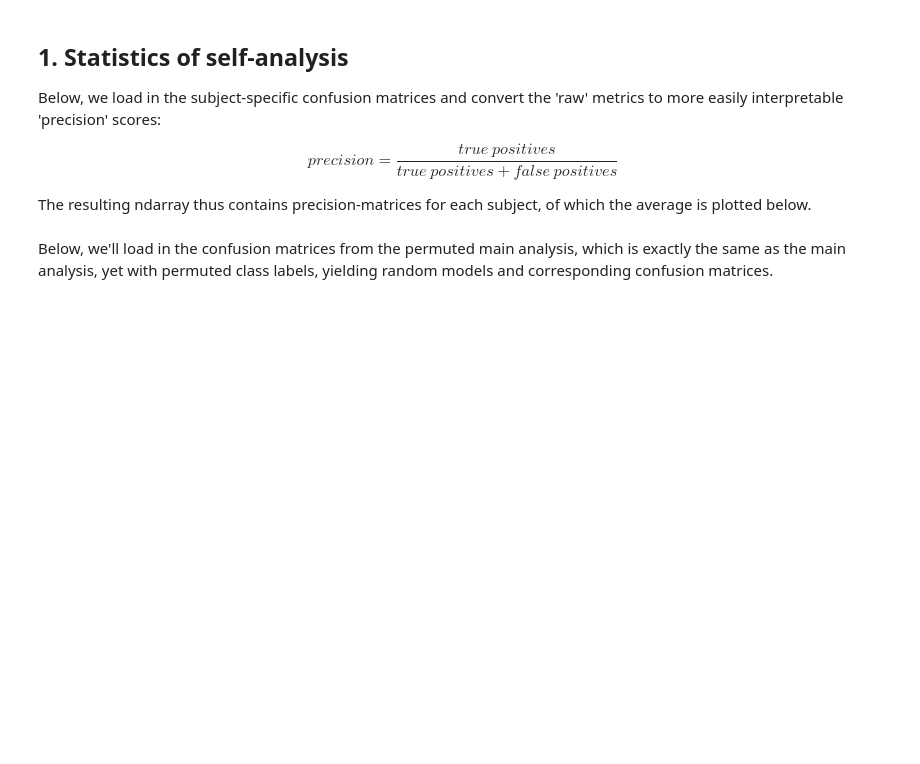
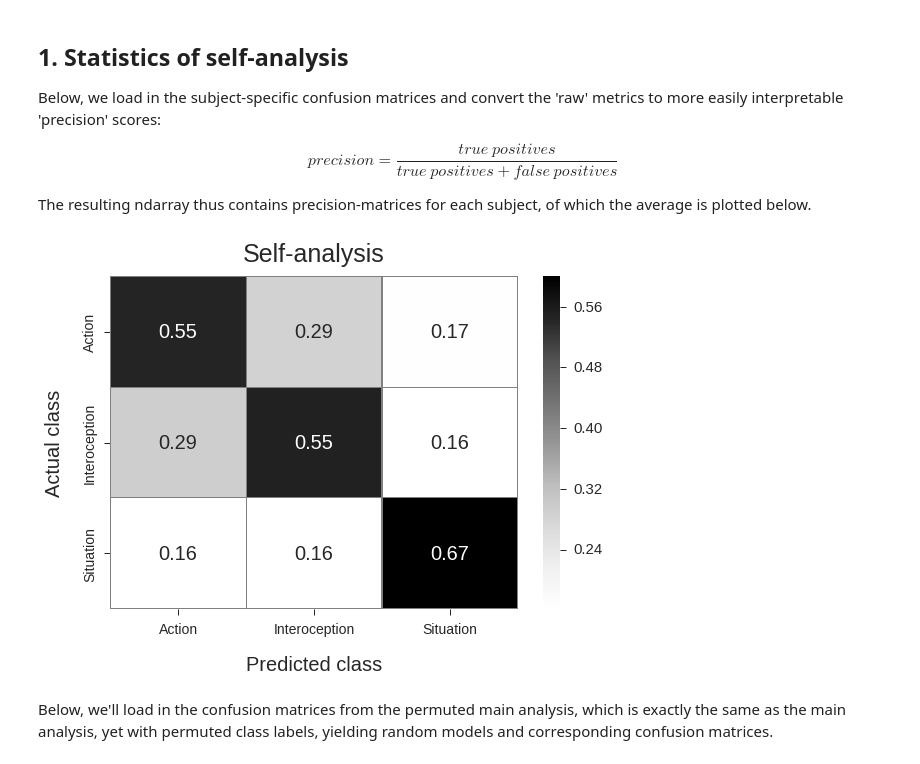
Before and after one commit to lukassnoek/DecodingEmotions, a Jupyter notebook: Analyses/statistics/statistics_main_analysis.ipynb, the cells around one changed output. Cells and saved outputs as stored; diff of their text form; code cells hidden in the pictures; blank space fills up the shorter version.

```diff
--- a/Analyses/statistics/statistics_main_analysis.ipynb
+++ b/Analyses/statistics/statistics_main_analysis.ipynb
@@ -70,18 +70,20 @@ s_confmat[np.isnan(s_confmat)] = 0
 # %%
 labels = ['Action', 'Interoception', 'Situation']
 s_av_cm = s_confmat.mean(axis=0)
 plt.figure(figsize=(8,6))
 ax = sns.heatmap(s_av_cm, cmap=plt.cm.Greys, annot=True,
                  linewidths=0.1, linecolor='grey', vmax=.6, cbar=True, annot_kws={'fontsize': 20})
 cax = plt.gcf().axes[-1]
 cax.tick_params(labelsize=15)
 plt.xticks(np.arange(3)+0.5, labels, fontsize=14)
-plt.yticks(np.arange(3)+0.5, labels, fontsize=14)
+plt.yticks(np.arange(3)+0.5, labels[::-1], fontsize=14)
 plt.xlabel('Predicted class', fontsize=20, labelpad=19)
 plt.ylabel('Actual class', fontsize=20, labelpad=19)
 plt.title('Self-analysis', fontsize=25, y=1.03)
 plt.tight_layout(pad=0.1)
 plt.savefig(op.join(plot_dir, 'self_confmat.png'))
+# %% [output]
+[figure, added]
 # %% [markdown]
 Below, we'll load in the confusion matrices from the permuted main analysis, which is exactly the same as the main analysis, yet with permuted class labels, yielding random models and corresponding confusion matrices.
 # %%
```
Also changed, not shown: parts of 5 cells of this notebook, 2 other files.
